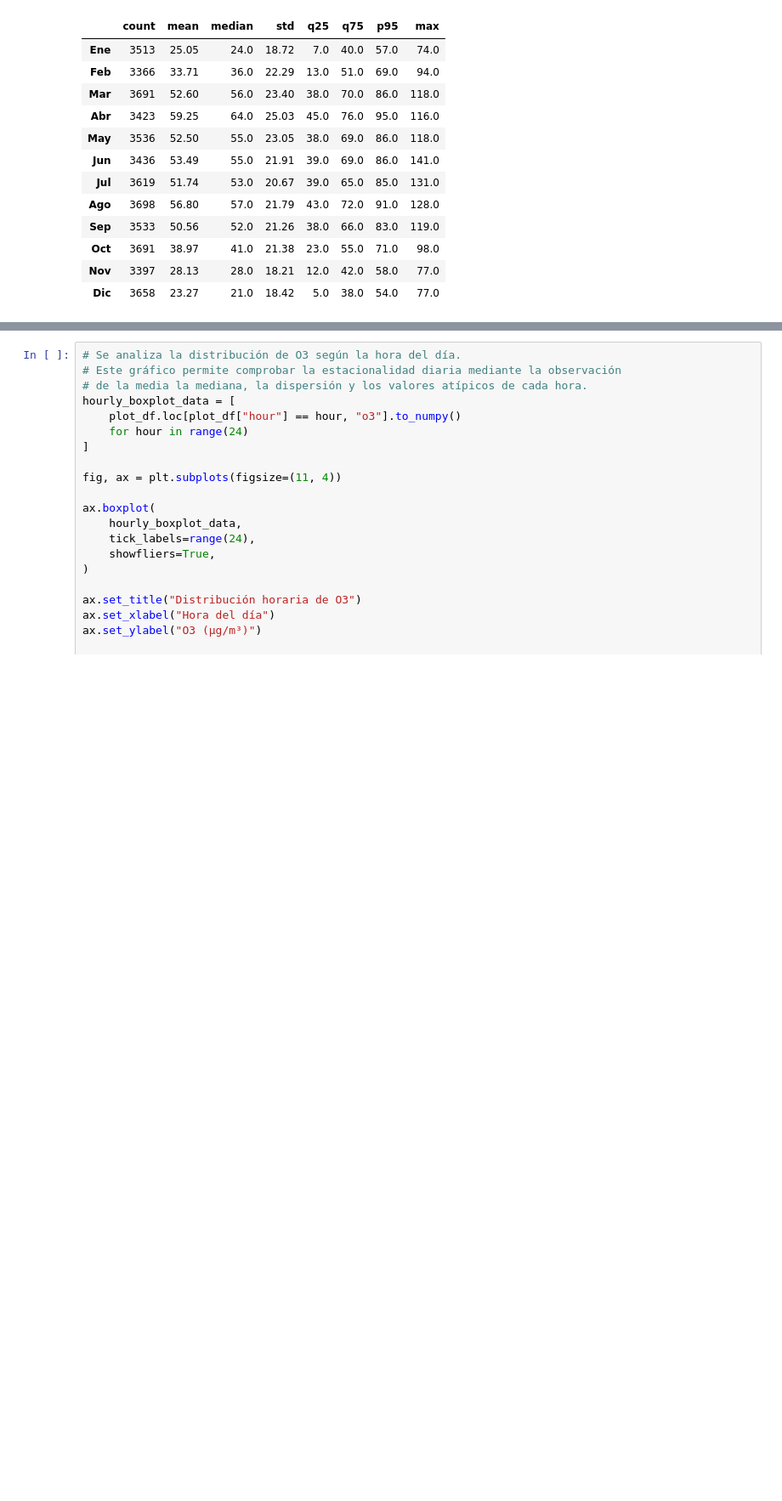
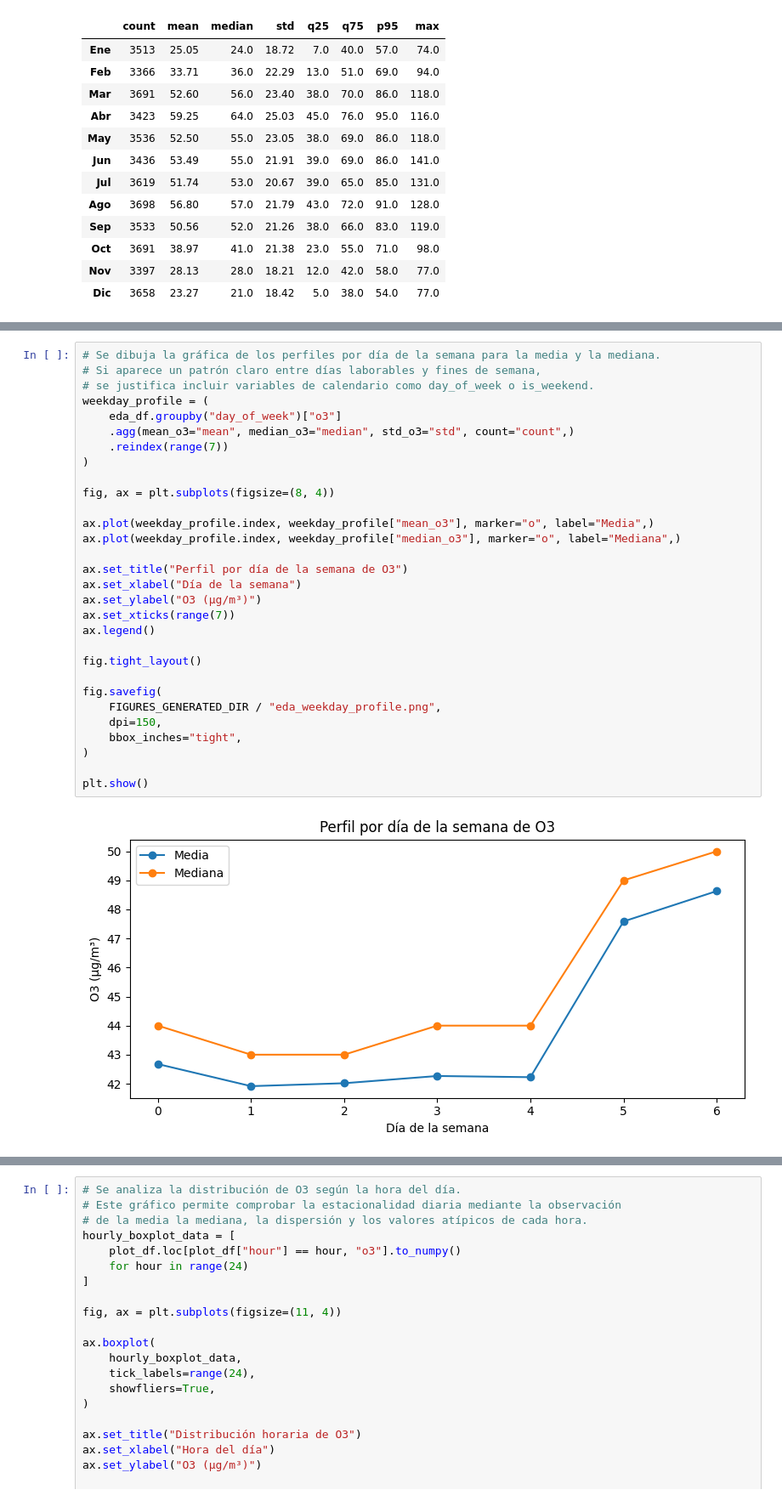
Before and after one commit to hipenation2142/trabajo, a Jupyter notebook: notebooks/01_eda_o3.ipynb, the cells around one changed output, grey strips where cells are left out. Shown at 85% size. Saved outputs shown, nothing was run; the diff lists cells and outputs as text; blank space fills up the shorter version.

```diff
--- a/notebooks/01_eda_o3.ipynb
+++ b/notebooks/01_eda_o3.ipynb
@@ -1017 +1061,33 @@ monthly_distribution_summary.to_csv(
+# %%
+# Se dibuja la gráfica de los perfiles por día de la semana para la media y la mediana.
+# Si aparece un patrón claro entre días laborables y fines de semana,
+# se justifica incluir variables de calendario como day_of_week o is_weekend.
+weekday_profile = (
+    eda_df.groupby("day_of_week")["o3"]
+    .agg(mean_o3="mean", median_o3="median", std_o3="std", count="count",)
+    .reindex(range(7))
+)
+
+fig, ax = plt.subplots(figsize=(8, 4))
+
+ax.plot(weekday_profile.index, weekday_profile["mean_o3"], marker="o", label="Media",)
+ax.plot(weekday_profile.index, weekday_profile["median_o3"], marker="o", label="Mediana",)
+
+ax.set_title("Perfil por día de la semana de O3")
+ax.set_xlabel("Día de la semana")
+ax.set_ylabel("O3 (µg/m³)")
+ax.set_xticks(range(7))
+ax.legend()
+
+fig.tight_layout()
+
+fig.savefig(
+    FIGURES_GENERATED_DIR / "eda_weekday_profile.png",
+    dpi=150,
+    bbox_inches="tight",
+)
+
+plt.show()
+# %% [output]
+[figure, added]
 # %% [markdown]
```
Also changed, not shown: parts of 35 cells of this notebook, 4 other files.
